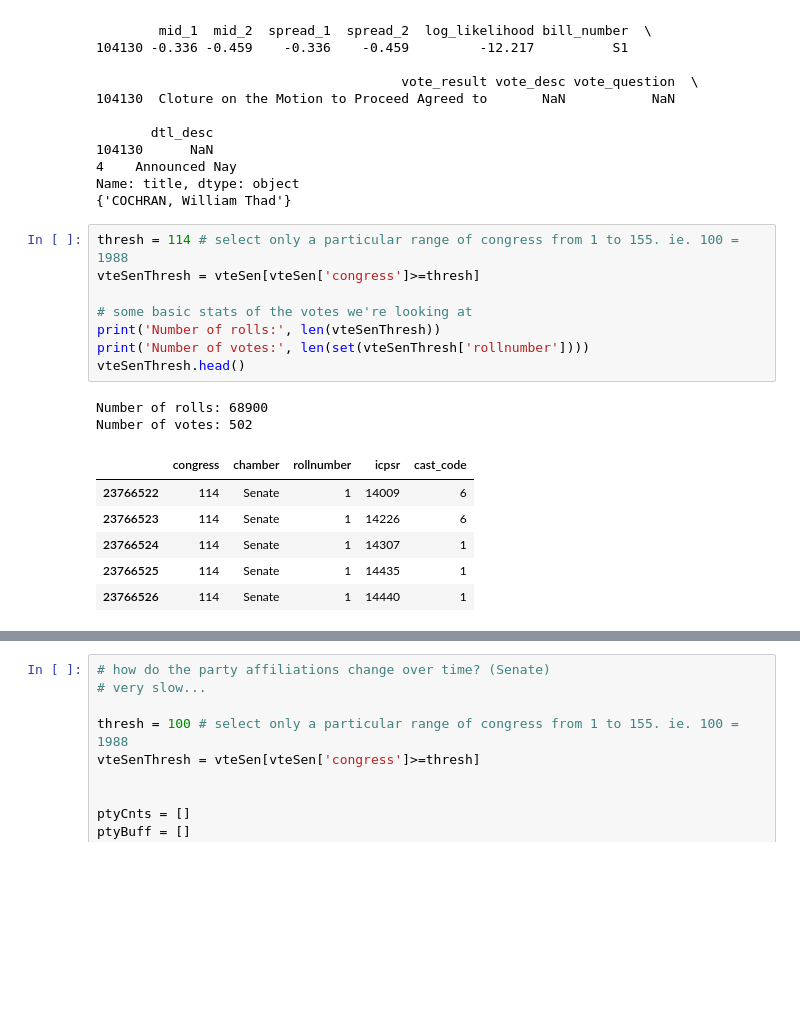
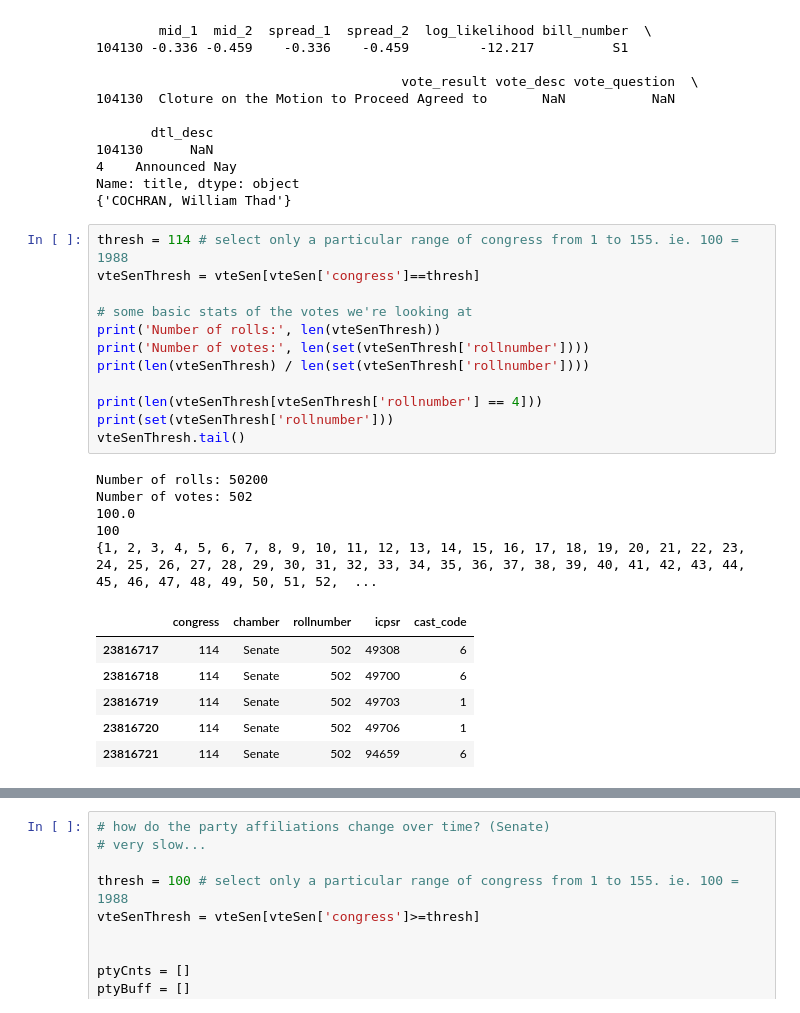
Before and after one commit to kwcooper/congress_analysis, a Jupyter notebook: roll2.ipynb, the cells around one changed output, grey strips where cells are left out. Saved outputs shown, nothing was run; the diff lists cells and outputs as text; blank space fills up the shorter version.

```diff
--- a/roll2.ipynb
+++ b/roll2.ipynb
@@ -157,21 +157,28 @@ Name: title, dtype: object
 {'COCHRAN, William Thad'}
 # %%
 thresh = 114 # select only a particular range of congress from 1 to 155. ie. 100 = 1988
-vteSenThresh = vteSen[vteSen['congress']>=thresh]
+vteSenThresh = vteSen[vteSen['congress']==thresh]
 
 # some basic stats of the votes we're looking at
 print('Number of rolls:', len(vteSenThresh))
 print('Number of votes:', len(set(vteSenThresh['rollnumber'])))
-vteSenThresh.head()
+print(len(vteSenThresh) / len(set(vteSenThresh['rollnumber'])))
+
+print(len(vteSenThresh[vteSenThresh['rollnumber'] == 4]))
+print(set(vteSenThresh['rollnumber']))
+vteSenThresh.tail()
 # %% [output]
-Number of rolls: 68900
+Number of rolls: 50200
 Number of votes: 502
+100.0
+100
+{1, 2, 3, 4, 5, 6, 7, 8, 9, 10, 11, 12, 13, 14, 15, 16, 17, 18, 19, 20, 21, 22, 23, 24, 25, 26, 27, 28, 29, 30, 31, 32, 33, 34, 35, 36, 37, 38, 39, 40, 41, 42, 43, 44, 45, 46, 47, 48, 49, 50, 51, 52,  ...
 |  | congress | chamber | rollnumber | icpsr | cast_code |
-| 23766522 | 114 | Senate | 1 | 14009 | 6 |
-| 23766523 | 114 | Senate | 1 | 14226 | 6 |
-| 23766524 | 114 | Senate | 1 | 14307 | 1 |
-| 23766525 | 114 | Senate | 1 | 14435 | 1 |
-| 23766526 | 114 | Senate | 1 | 14440 | 1 |
+| 23816717 | 114 | Senate | 502 | 49308 | 6 |
+| 23816718 | 114 | Senate | 502 | 49700 | 6 |
+| 23816719 | 114 | Senate | 502 | 49703 | 1 |
+| 23816720 | 114 | Senate | 502 | 49706 | 1 |
+| 23816721 | 114 | Senate | 502 | 94659 | 6 |
 # %%
 # determine how parties voted for reach vote
 
```
Also changed, not shown: parts of 3 cells of this notebook.
